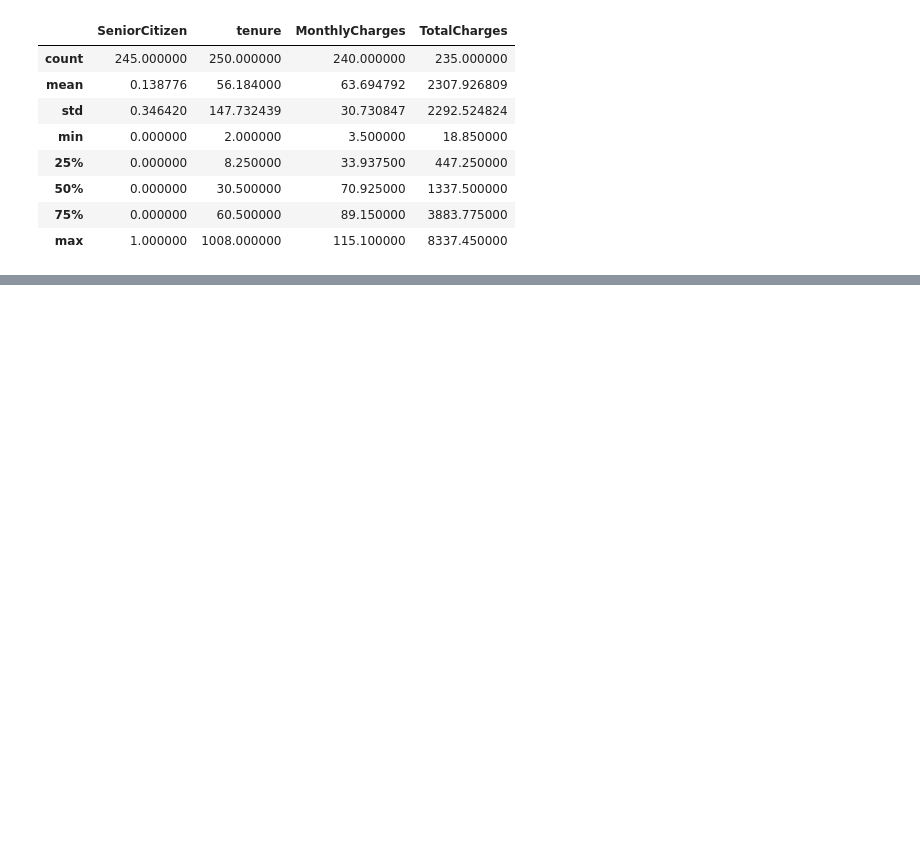
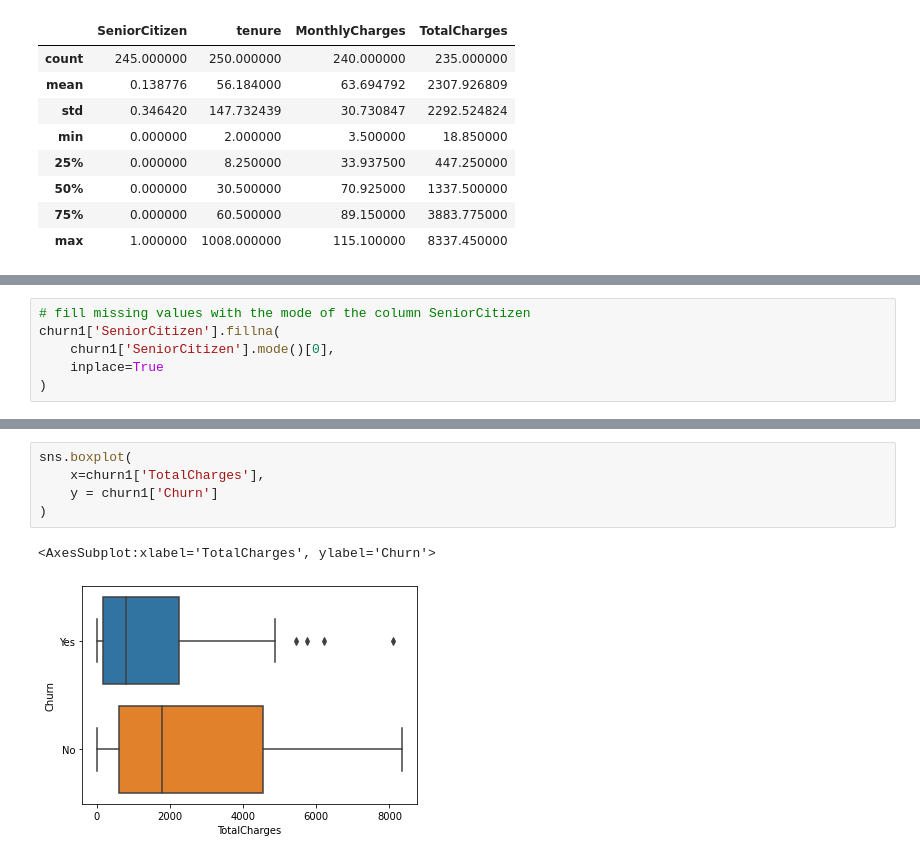
Before and after one commit to nova-sangeeth/pytest-workouts, a Jupyter notebook: GITAA/week_4/data_preparation_1.ipynb, the cells around one changed output, grey strips where cells are left out. Drawn from its saved outputs; the diff is of its cells as text; blank space fills up the shorter version.

```diff
--- a/GITAA/week_4/data_preparation_1.ipynb
+++ b/GITAA/week_4/data_preparation_1.ipynb
@@ -389,0 +553,6 @@ churn1.describe()
+# %%
+# fill missing values with the mode of the column SeniorCitizen
+churn1['SeniorCitizen'].fillna(
+    churn1['SeniorCitizen'].mode()[0],
+    inplace=True
+)
@@ -389,0 +589,8 @@ churn1.describe()
+# %%
+sns.boxplot(
+    x=churn1['TotalCharges'],
+    y = churn1['Churn']
+)
+# %% [output]
+<AxesSubplot:xlabel='TotalCharges', ylabel='Churn'>
+[figure, added]
```
Also changed, not shown: parts of 36 cells of this notebook.
